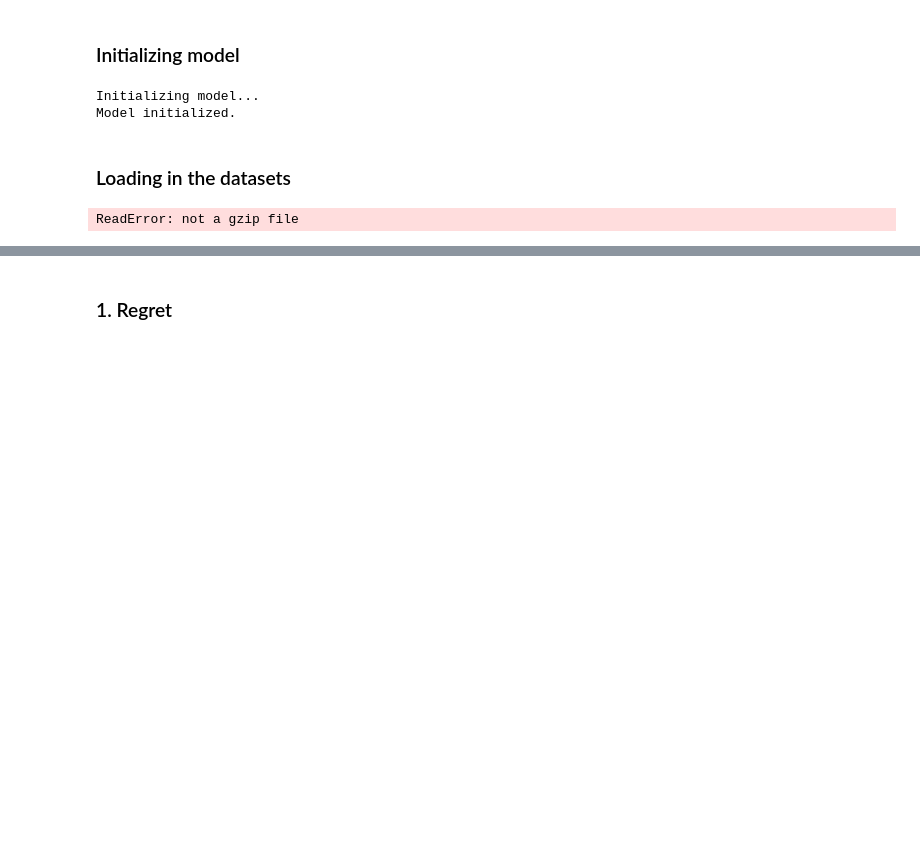
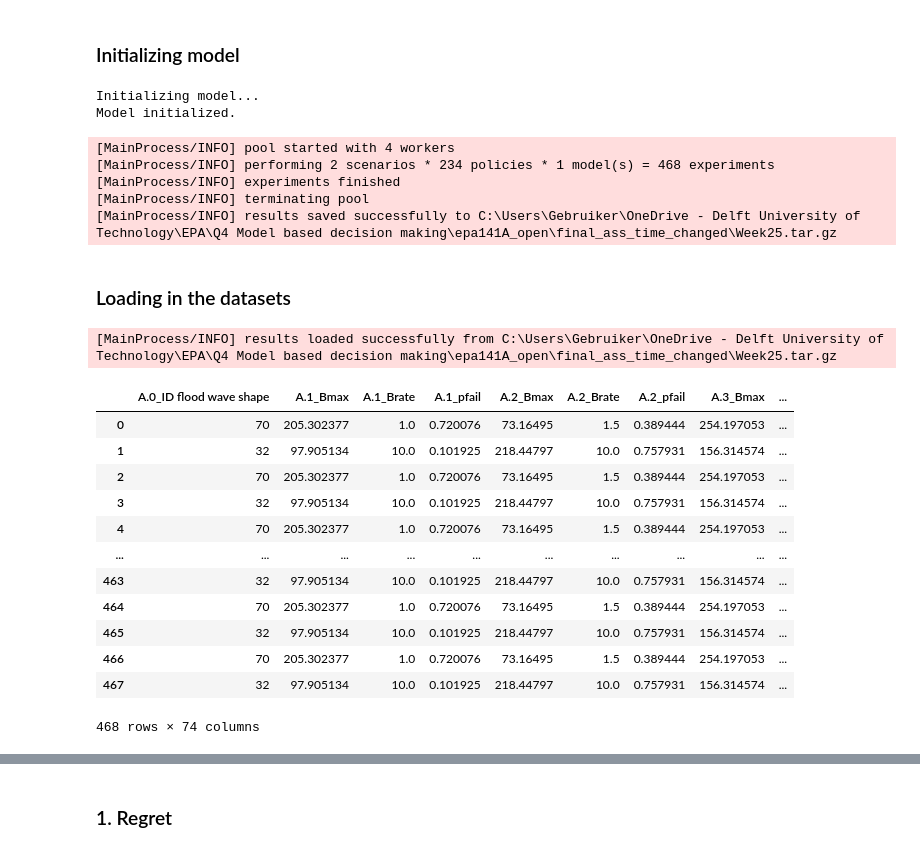
Before and after one commit to yhienz/epa141A_group3, a Jupyter notebook: final_ass_time_changed/Robustness_of_policies.ipynb, the cells around one changed output, grey strips where cells are left out. Cells and saved outputs as stored; diff of their text form; code cells hidden in the pictures; blank space fills up the shorter version.

```diff
--- a/final_ass_time_changed/Robustness_of_policies.ipynb
+++ b/final_ass_time_changed/Robustness_of_policies.ipynb
@@ -134,12 +134,53 @@ if __name__ == '__main__':
 # %% [output]
 Initializing model...
 Model initialized.
+# %%
+##### KLEINE EXPLORING
+merged_archives= pd.read_csv('Overijssel_MORDM_Policies.csv')
+
+### Gelderland Exploration
+
+policy_set = merged_archives.loc[~merged_archives.iloc[:, 1:51].duplicated()]
+policies = merged_archives.iloc[:,1:51]
+
+rcase_policies = []
+
+for i, policy in policies.iterrows():
+    rcase_policies.append(Policy(str(i), **policy.to_dict()))
+
+n_scenarios = 2
+with MultiprocessingEvaluator(model) as evaluator:
+    reference_policies_results = evaluator.perform_experiments(n_scenarios,
+                                            rcase_policies)
+save_results(reference_policies_results, 'Week25.tar.gz')
+# %% [output]
+[MainProcess/INFO] pool started with 4 workers
+[MainProcess/INFO] performing 2 scenarios * 234 policies * 1 model(s) = 468 experiments
+[MainProcess/INFO] experiments finished
+[MainProcess/INFO] terminating pool
+[MainProcess/INFO] results saved successfully to C:\Users\Gebruiker\OneDrive - Delft University of Technology\EPA\Q4 Model based decision making\epa141A_open\final_ass_time_changed\Week25.tar.gz
 # %% [markdown]
 ### Loading in the datasets
 # %%
-experiments, outcomes = load_results( 'Week23_reference_case_2000_6.tar.gz')
+experiments, outcomes = load_results('Week25.tar.gz')
 
 df_exp = pd.DataFrame.from_dict(experiments)
 df_out = pd.DataFrame.from_dict(outcomes)
 # %% [output]
-ReadError: not a gzip file
+[MainProcess/INFO] results loaded successfully from C:\Users\Gebruiker\OneDrive - Delft University of Technology\EPA\Q4 Model based decision making\epa141A_open\final_ass_time_changed\Week25.tar.gz
+# %%
+experiments
+# %% [output]
+|  | A.0_ID flood wave shape | A.1_Bmax | A.1_Brate | A.1_pfail | A.2_Bmax | A.2_Brate | A.2_pfail | A.3_Bmax | ... |
+| 0 | 70 | 205.302377 | 1.0 | 0.720076 | 73.16495 | 1.5 | 0.389444 | 254.197053 | ... |
+| 1 | 32 | 97.905134 | 10.0 | 0.101925 | 218.44797 | 10.0 | 0.757931 | 156.314574 | ... |
+| 2 | 70 | 205.302377 | 1.0 | 0.720076 | 73.16495 | 1.5 | 0.389444 | 254.197053 | ... |
+| 3 | 32 | 97.905134 | 10.0 | 0.101925 | 218.44797 | 10.0 | 0.757931 | 156.314574 | ... |
+| 4 | 70 | 205.302377 | 1.0 | 0.720076 | 73.16495 | 1.5 | 0.389444 | 254.197053 | ... |
+| ... | ... | ... | ... | ... | ... | ... | ... | ... | ... |
+| 463 | 32 | 97.905134 | 10.0 | 0.101925 | 218.44797 | 10.0 | 0.757931 | 156.314574 | ... |
+| 464 | 70 | 205.302377 | 1.0 | 0.720076 | 73.16495 | 1.5 | 0.389444 | 254.197053 | ... |
+| 465 | 32 | 97.905134 | 10.0 | 0.101925 | 218.44797 | 10.0 | 0.757931 | 156.314574 | ... |
+| 466 | 70 | 205.302377 | 1.0 | 0.720076 | 73.16495 | 1.5 | 0.389444 | 254.197053 | ... |
+| 467 | 32 | 97.905134 | 10.0 | 0.101925 | 218.44797 | 10.0 | 0.757931 | 156.314574 | ... |
+468 rows × 74 columns
```
Also changed, not shown: parts of 7 cells of this notebook, 1 other file.
